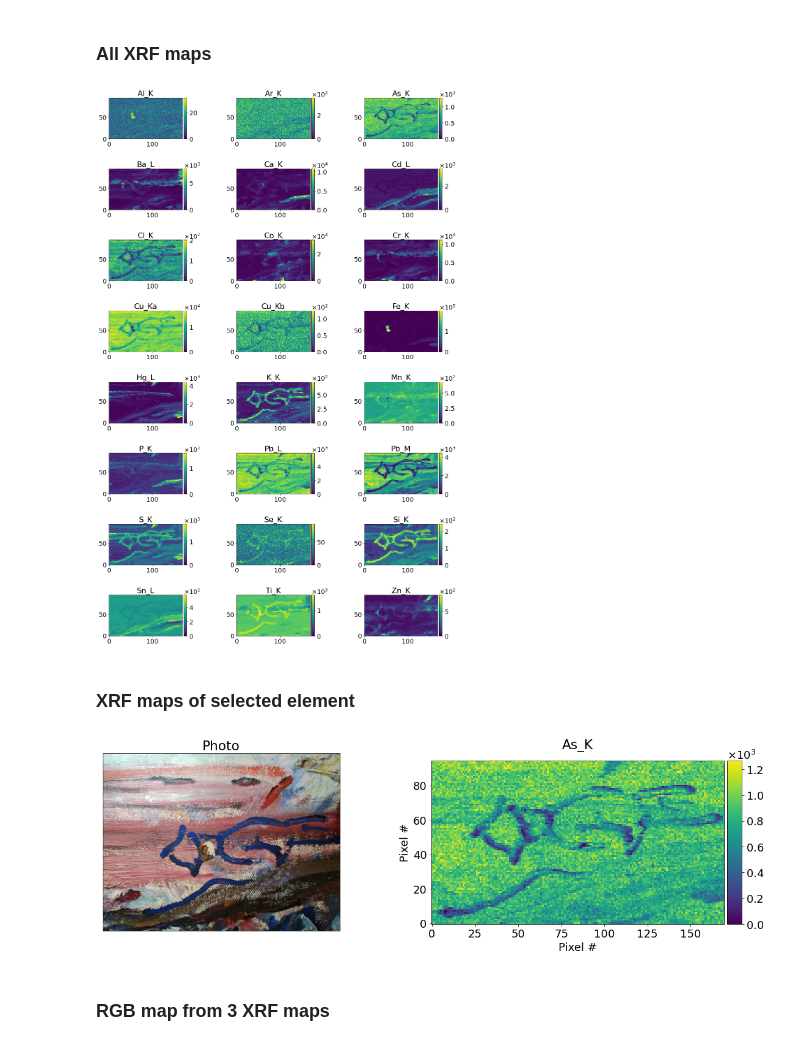
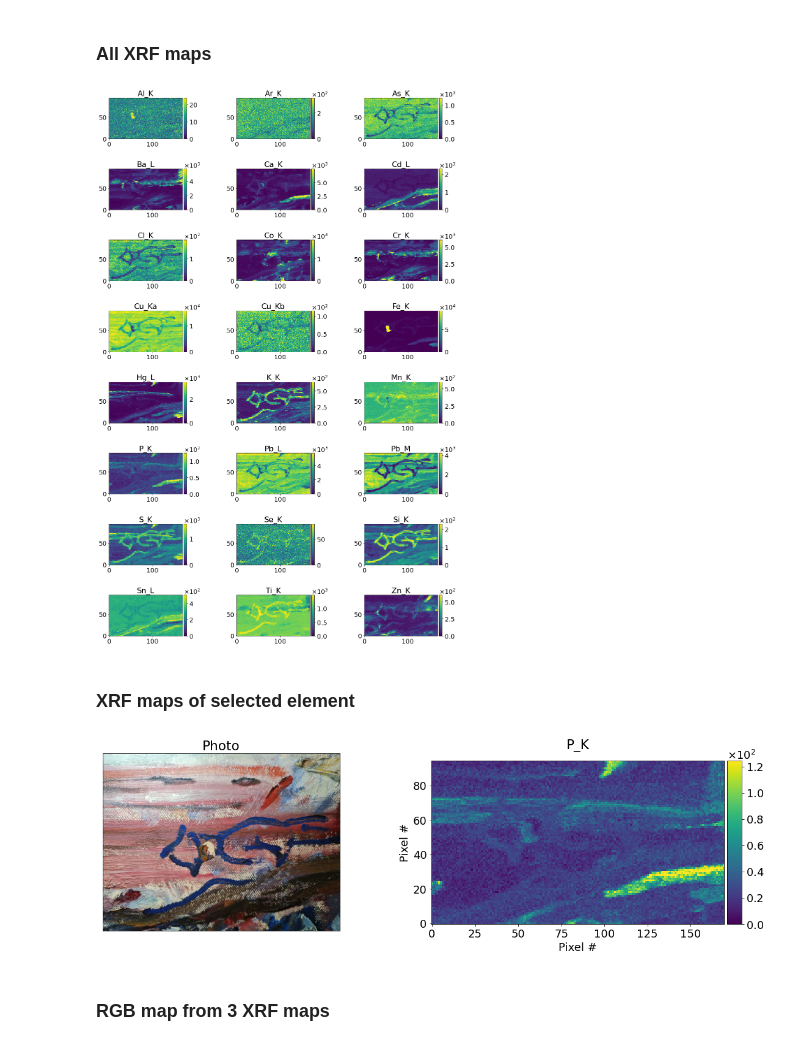
Before and after one commit to DarioZappala/XRDAnalysis, a Jupyter notebook: XRF_exploration.ipynb, the cells around one changed output. Saved outputs shown, nothing was run; the diff lists cells and outputs as text; code cells hidden in the pictures.

```diff
--- a/XRF_exploration.ipynb
+++ b/XRF_exploration.ipynb
@@ -26,7 +26,7 @@ for path_sel in [path_figures, path_results, path_database_exp]:
 filenames = glob(path_photo + '*.jpg')
 for filename in filenames:
     im = Image.open(filename)
-    display(im.reduce(3))
+    display(im.reduce(4))
 # %% [output]
 [figure]
 # %% [markdown]
@@ -47,7 +47,7 @@ Al_K, Ar_K, As_K, Ba_L, Ca_K, Cd_L, Cl_K, Co_K, Cr_K, Cu_Ka, Cu_Kb, Fe_K, Hg_L,
 ### Correct burnt pixels and wrong scale in each XRF map; also calculate normalized XRF maps
 Choose a quantile on the value of XRF intensity. All pixels above that quantile will be corrected as burnt pixels and will be assigned the threshold value.
 # %%
-qtl = 0.999
+qtl = 0.995
 #qtl = 1
 
 qtl_calculated = quantile(data_xrf.labels, qtl, axis = (0, 1), keepdims = True)
@@ -57,5 +57,10 @@ print(f'{n_corrected:.0f} pixels out of {data_xrf.labels.shape[0] * data_xrf.lab
 
 data_xrf.labels -= data_xrf.labels.min(axis = (0, 1), keepdims = True)
 
+### Correct specific pixel ###
+#x, y = 0, 0
+#for i in range(data_xrf.labels.shape[2]):
+#    data_xrf.labels[y, x, i] = nanmin(data_xrf.labels[..., i])
+
 maps_xrf_norm = data_xrf.labels / data_xrf.labels.max(axis = (0, 1), keepdims = True)
 # %% [output]
@@ -93,7 +98,7 @@ for i, label in enumerate(data_xrf.metadata['labels']):
     ax.set_title(label)
 show()
 # %% [output]
-[figure, old version]
+[figure, new version]
 # %% [markdown]
 ### XRF maps of selected element
 # %%
@@ -101,36 +106,36 @@ show()
 #%matplotlib qt
 rcParams['font.size'] = 18
 
-element_chosen = 'As'
+element_chosen = 'P'
 
 for i, label in enumerate(data_xrf.metadata['labels']):
     #if element_chosen in label:   # search for the given string in XRF label
     if element_chosen + '_' in label:   # search for the given string + '_' in XRF label
         fig, axs = subplots(1, 2, figsize = (16, 9 * y_x_ratio))
         fig.tight_layout(w_pad = 3)
 
         ax = axs[0]
         filename_photo = glob(path_photo + '*.jpg')[0]
         im = Image.open(filename_photo).transpose(1)
         ax.imshow(im.reduce(4))
         ax.set_yticks([])
         ax.set_xticks([])
         ax.set_title('Photo')
 
         ax = axs[1]
         im = ax.imshow(data_xrf.labels[..., i], interpolation = 'none')
         formatter = ScalarFormatter(useMathText = True)
         formatter.set_scientific(True)
         formatter.set_powerlimits((-2, 2))
         cb = colorbar(im, ax = ax, cax = ax.inset_axes([1.01, 0, 0.05, 1]), format = formatter)
         cb.ax.yaxis.set_offset_position('left')
         ax.set_xlabel('Pixel #')
         ax.set_ylabel('Pixel #')
         ax.set_title(label, y = 1.05)
 
 show()
 # %% [output]
-[figure, old version]
+[figure, new version]
 # %% [markdown]
 ### RGB map from 3 XRF maps
 # %%
```
Also changed, not shown: parts of 2 cells of this notebook, 2 other files.
